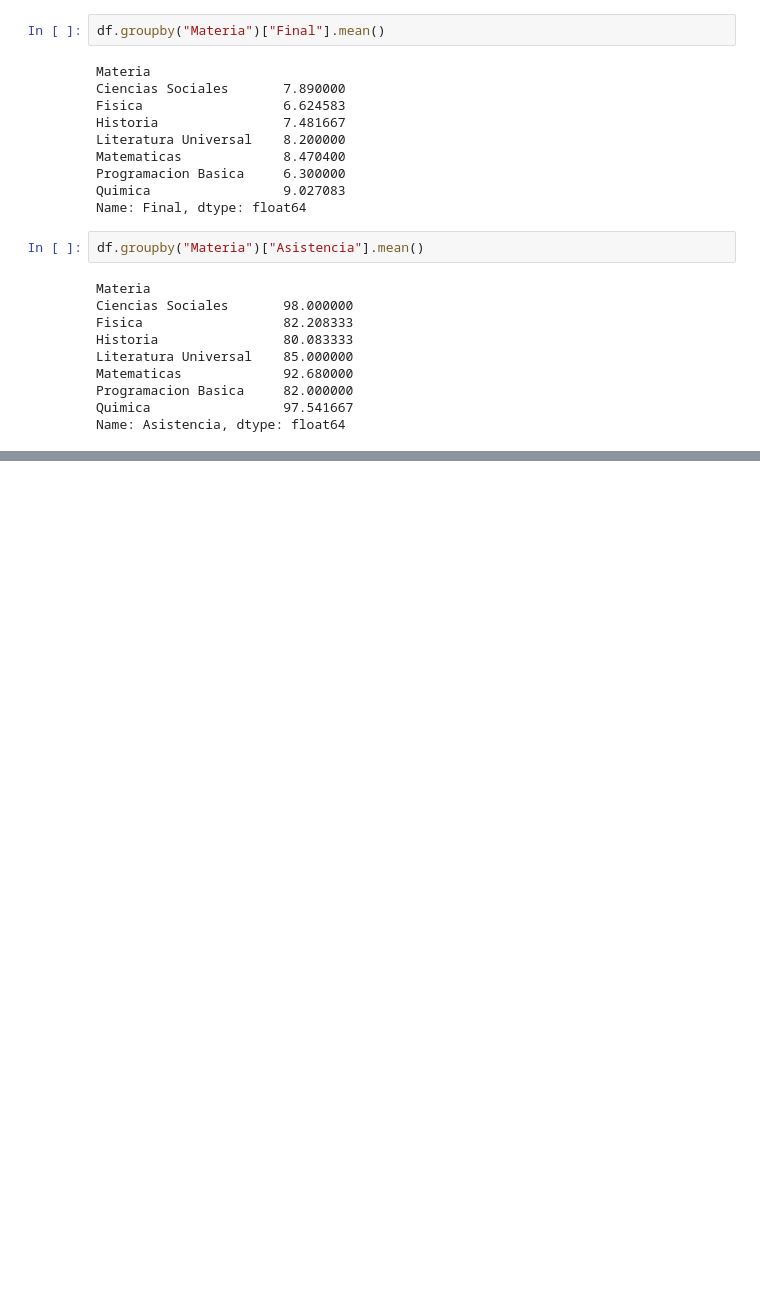
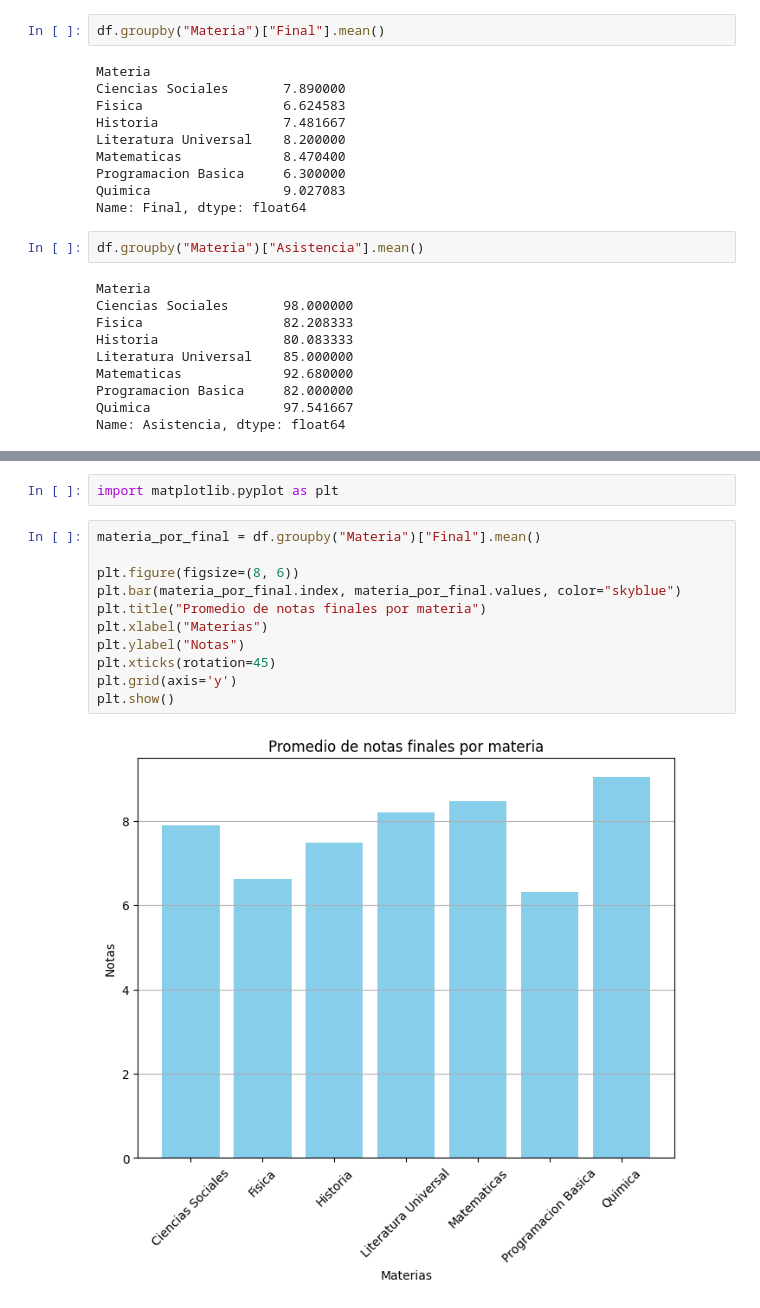
Before and after one commit to BrandonPzocik/ModeloParcial1_tlp3_Brandon_Pzocik, a Jupyter notebook: main.ipynb, the cells around one changed output, grey strips where cells are left out. Saved outputs shown, nothing was run; the diff lists cells and outputs as text; blank space fills up the shorter version.

Commit message:
visualizacion con matplotlib

```diff
--- a/main.ipynb
+++ b/main.ipynb
@@ -282,0 +289,15 @@ Name: Asistencia, dtype: float64
+# %%
+import matplotlib.pyplot as plt
+# %%
+materia_por_final = df.groupby("Materia")["Final"].mean()
+
+plt.figure(figsize=(8, 6))
+plt.bar(materia_por_final.index, materia_por_final.values, color="skyblue")
+plt.title("Promedio de notas finales por materia")
+plt.xlabel("Materias")
+plt.ylabel("Notas")
+plt.xticks(rotation=45)
+plt.grid(axis='y')
+plt.show()
+# %% [output]
+[figure, added]
```
Also changed, not shown: parts of 3 cells of this notebook.
